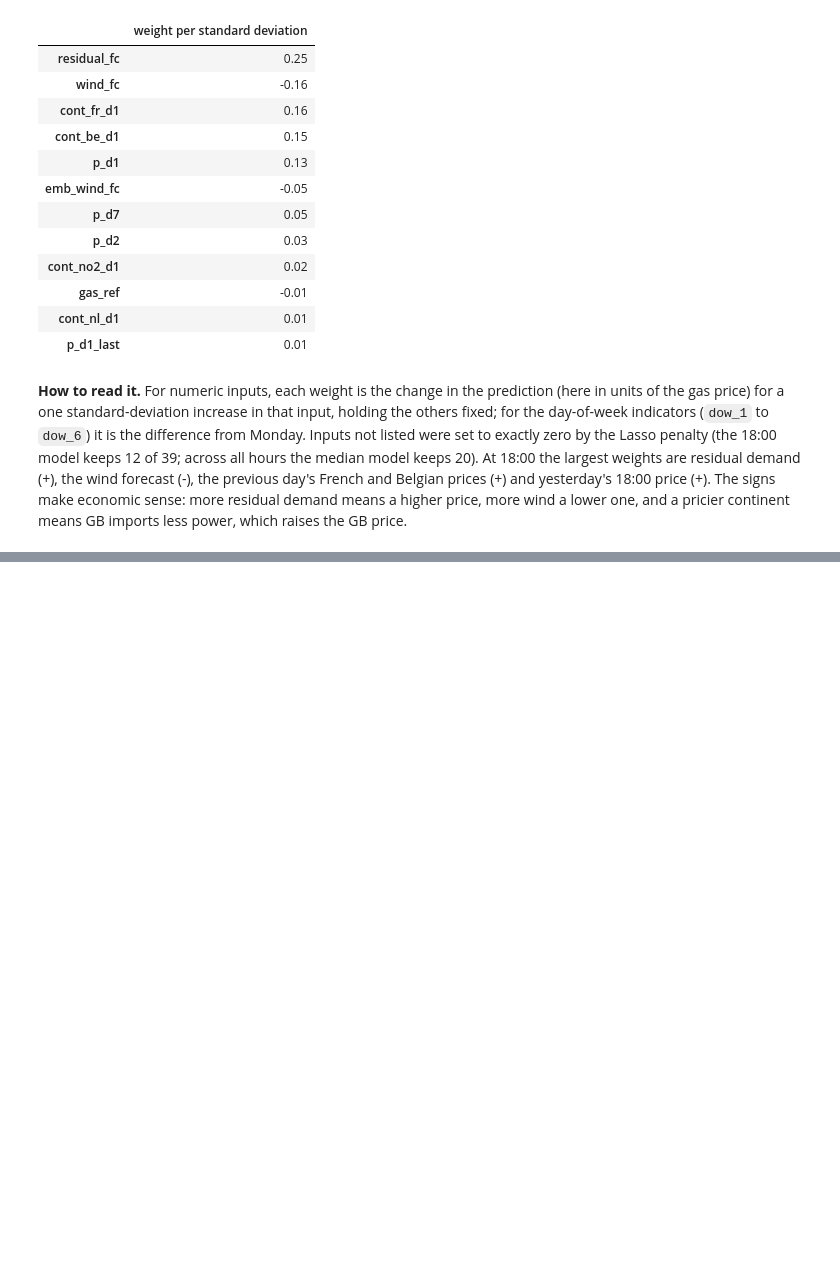
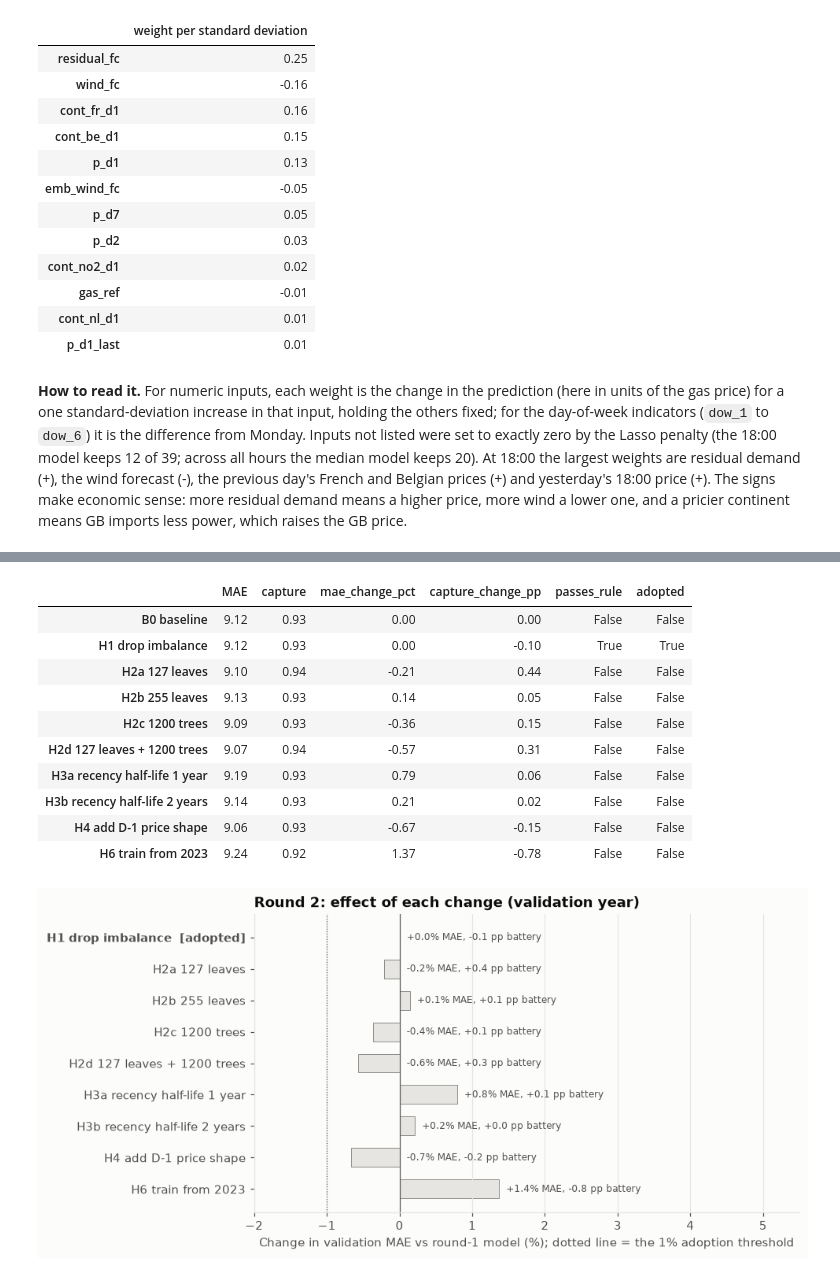
Before and after one commit to filippobounous/gb-day-ahead-price-forecast, a Jupyter notebook: notebooks/walkthrough.ipynb, the cells around one changed output, grey strips where cells are left out. Drawn from its saved outputs; the diff is of its cells as text; code cells hidden in the pictures; blank space fills up the shorter version.

```diff
--- a/notebooks/walkthrough.ipynb
+++ b/notebooks/walkthrough.ipynb
@@ -435,0 +452,18 @@ Lasso (lasso_ratio), 18:00 model: 12 of 39 inputs kept
+# %%
+r2 = pd.read_csv(RESULTS / "round2_validation.csv", index_col=0)
+r2_info = json.loads((RESULTS / "round2_info.json").read_text())
+plots.hypothesis_effects(r2);
+r2[["MAE", "capture", "mae_change_pct", "capture_change_pp", "passes_rule", "adopted"]]
+# %% [output]
+|  | MAE | capture | mae_change_pct | capture_change_pp | passes_rule | adopted |
+| B0 baseline | 9.12 | 0.93 | 0.00 | 0.00 | False | False |
+| H1 drop imbalance | 9.12 | 0.93 | 0.00 | -0.10 | True | True |
+| H2a 127 leaves | 9.10 | 0.94 | -0.21 | 0.44 | False | False |
+| H2b 255 leaves | 9.13 | 0.93 | 0.14 | 0.05 | False | False |
+| H2c 1200 trees | 9.09 | 0.93 | -0.36 | 0.15 | False | False |
+| H2d 127 leaves + 1200 trees | 9.07 | 0.94 | -0.57 | 0.31 | False | False |
+| H3a recency half-life 1 year | 9.19 | 0.93 | 0.79 | 0.06 | False | False |
+| H3b recency half-life 2 years | 9.14 | 0.93 | 0.21 | 0.02 | False | False |
+| H4 add D-1 price shape | 9.06 | 0.93 | -0.67 | -0.15 | False | False |
+| H6 train from 2023 | 9.24 | 0.92 | 1.37 | -0.78 | False | False |
+[figure, added]
```
Also changed, not shown: parts of 16 cells of this notebook, 9 other files.
